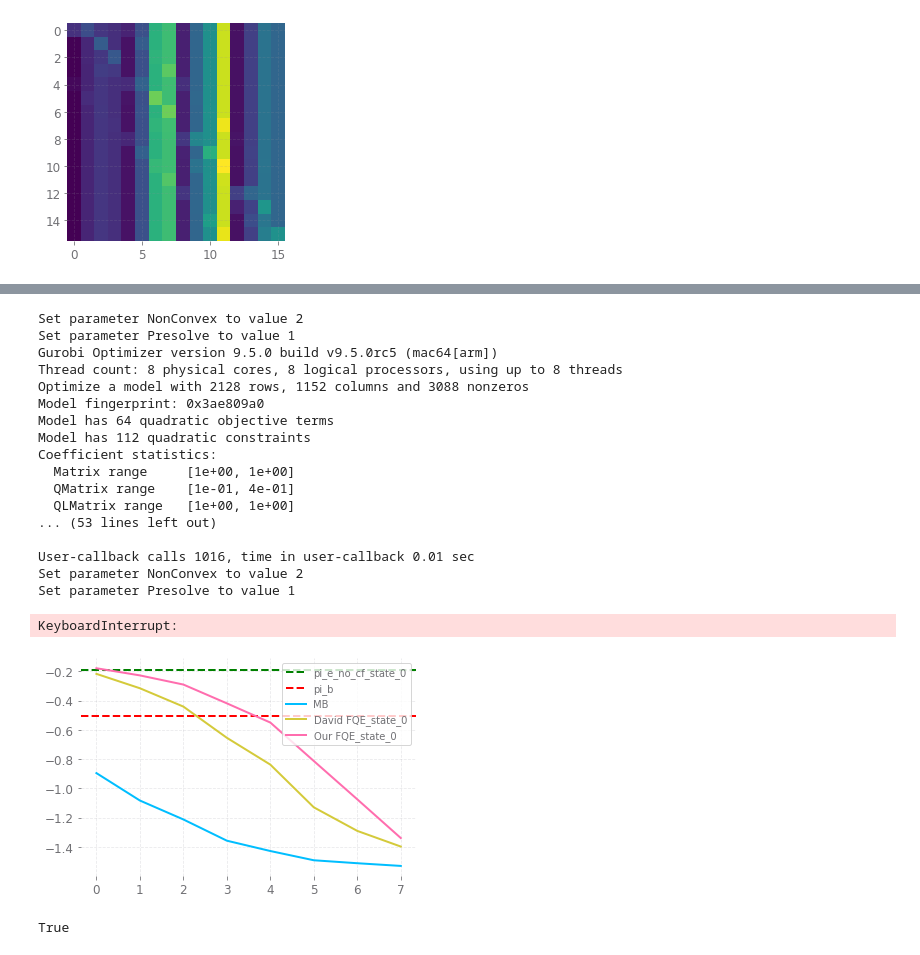
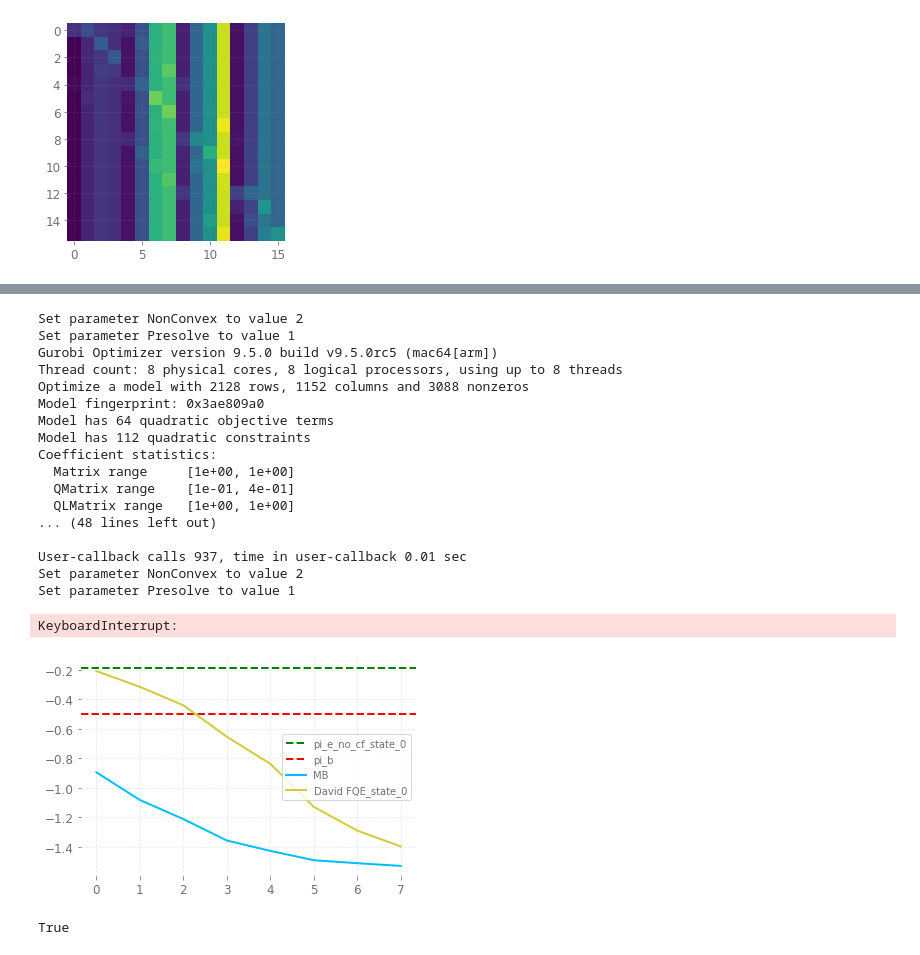
Before and after one commit to hetankevin/off-policy, a Jupyter notebook: camera_ready_figure_1.ipynb, the cells around one changed output, grey strips where cells are left out. Cells and saved outputs as stored; diff of their text form; code cells hidden in the pictures.

```diff
--- a/camera_ready_figure_1.ipynb
+++ b/camera_ready_figure_1.ipynb
@@ -52,16 +52,16 @@ def CFQE(f, pi_e, pihat, P_spsa, gam, R_sa, N_sa):
     for s in range(nStates):
         for a in range(nActions):
             # Do I divide by N_sa?
-            c = pihat[s,a]*np.array([R_sa[s,a] + np.dot(pi_e[sp,:], f[sp,:]) for sp in range(nStates)])
-            lower = (pihat[s,a] + (1/gam)*(1-pihat[s,a]))/pihat[s,a]
-            upper = (gam + pihat[s,a]*(1-gam))/pihat[s,a]
+            c = np.array([R_sa[s,a] + np.dot(pi_e[sp,:], f[sp,:]) for sp in range(nStates)])
+            lower = (pihat[s,a] + (1/gam)*(1-pihat[s,a]))
+            upper = (gam + pihat[s,a]*(1-gam))
             bounds = [(lower, upper)]
 
             #A_ub = [P_spsa[:,s,a], -P_spsa[:,s,a]]
             #b_ub = [(1 + eps)/pihat[s,a], (- 1 + eps)/pihat[s,a]]
 
             Tf_hat[s,a] = scipy.optimize.linprog(c, A_eq=[P_spsa[:,s,a]],
-                                                 b_eq=[1/pihat[s,a]], bounds=bounds).fun
+                                                 b_eq=[1], bounds=bounds).fun
     return Tf_hat
 
 ## Below is David's code:
@@ -72,7 +72,9 @@ def fitted_q_update_reparam_sampling(f, pi_e, pihat, Phat, Gamma, data, mdp):
     gamma = mdp.gamma
 
     eps = 1 / np.sqrt(len(data))
-    regression_data = np.array([[x, a, xp, r + gamma * (pi_e[int(xp)] @ f[int(xp),:])] for x,a,u,xp,r in data])
+    regression_data = np.array([[x, a, xp, gamma * (pi_e[int(xp),:] @ f[int(xp),:])] for x,a,u,xp,r in data])
+    for i in regression_data:
+        i[3] += R_sa[int(i[0]), int(i[1])]
 
     next_state_sums = np.zeros((nStates, nActions, nStates))
     sa_count = np.zeros((nStates, nActions))
@@ -85,10 +87,10 @@ def fitted_q_update_reparam_sampling(f, pi_e, pihat, Phat, Gamma, data, mdp):
         for a in range(nActions):
             #print((s,a))
             #print(next_state_sums[s,a,:]/sa_count[s,a])
-            sub_data = next_state_sums[s,a,:] #c
+            #sub_data = next_state_sums[s,a,:] #c
             if sa_count[s,a] > 0:
-                sub_data /= sa_count[s,a] #c
-                print(sub_data)
+            #    sub_data /= sa_count[s,a] #c
+                sub_data = []
                 Tf_hat[s,a] = fitted_q_update_reparam_sampling_sa(pihat[s,a], Phat[a, s, :], Gamma, eps, sub_data)
             else:
                 Tf_hat[s,a] = 0
@@ -563,37 +607,37 @@ Coefficient statistics:
   Matrix range     [1e+00, 1e+00]
   QMatrix range    [1e-01, 4e-01]
   QLMatrix range   [1e+00, 1e+00]
-... (53 lines left out)
+... (48 lines left out)
 
-User-callback calls 1016, time in user-callback 0.01 sec
+User-callback calls 937, time in user-callback 0.01 sec
 Set parameter NonConvex to value 2
 Set parameter Presolve to value 1
 KeyboardInterrupt:
 # %%
 so = 0
 
 returns = confound_mdp.calc_returns(dataset, gamma, horizon)
 pi_b_val = returns.mean()
 
 Q0 = np.zeros((nStates, nActions))
 nom_q = Q0.copy()
 for t in range(horizon):
     nom_q = confound_ope.fitted_q_update(nom_q, pi_e, dataset, mdp)
 pi_e_val = mdp.get_value(nom_q,pi_e)[0][so]
 
 
 plt.axhline(pi_e_val, color='green', linestyle='--', label='pi_e_no_cf_state_' + str(so))
 plt.axhline(pi_b_val, color='red', linestyle='--', label='pi_b')
 
 plt.plot(objVals, label='MB')
 plt.plot(np.array(fqe_results)[:,so], label='David FQE_state_'+str(so))
-plt.plot(np.array(cfqe_results)[:,so], label='Our FQE_state_'+str(so))
+#plt.plot(np.array(cfqe_results)[:,so], label='Our FQE_state_'+str(so))
 
 
 plt.legend()
 plt.savefig("ohdear.jpg")
 # %% [output]
-[figure, old version]
+[figure, new version]
 # %%
 from matplotlib import colors
 
```
Also changed, not shown: parts of 7 cells of this notebook, 1 other file.
